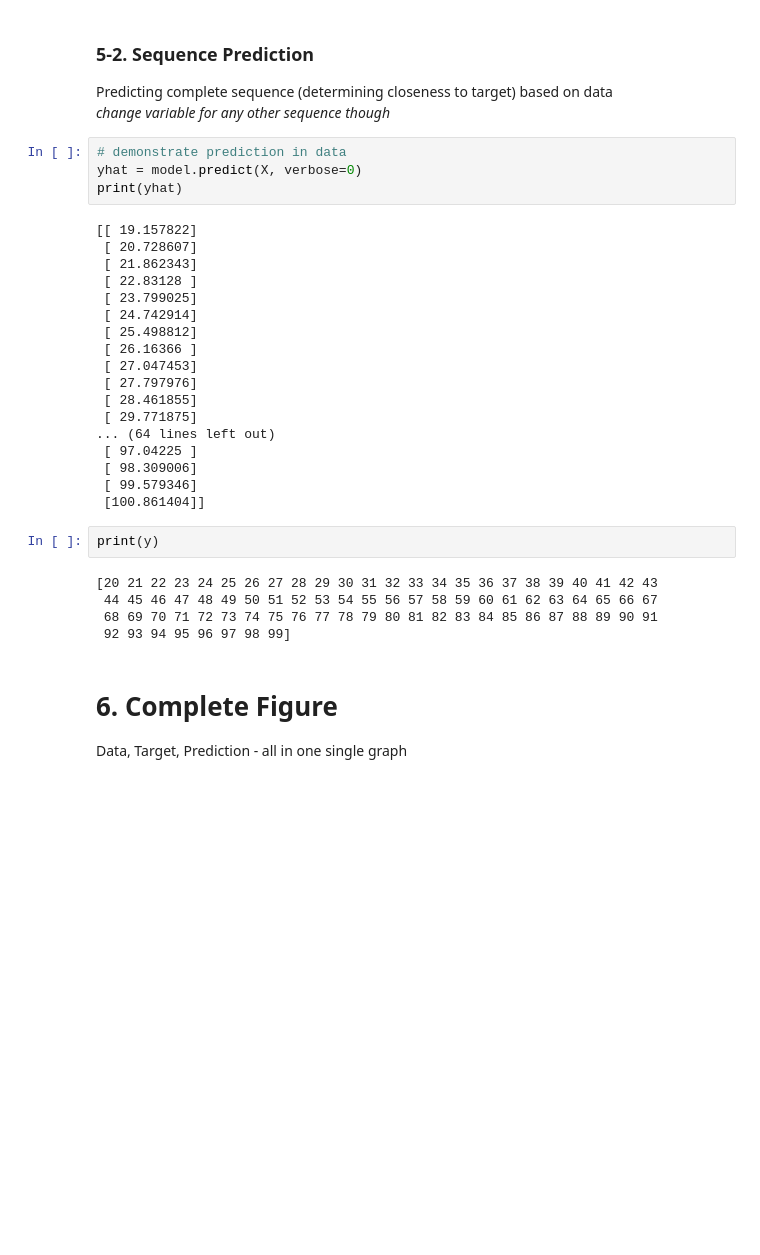
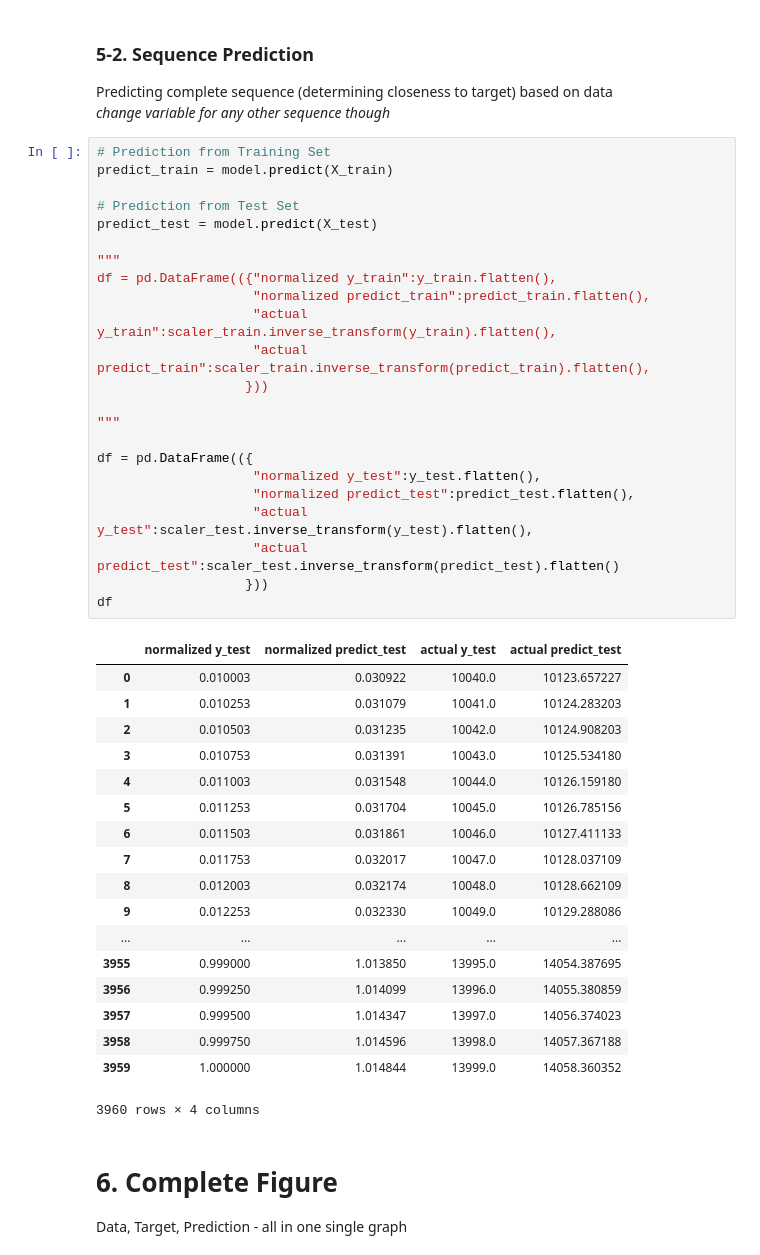
Before and after one commit to samadDotDev/Sequence-Prediction, a Jupyter notebook: BareBones 1D CNN LSTM MLP - Sequence Prediction.ipynb, the cells around one changed output. Cells and saved outputs as stored; diff of their text form; blank space fills up the shorter version.

```diff
--- a/BareBones 1D CNN LSTM MLP - Sequence Prediction.ipynb
+++ b/BareBones 1D CNN LSTM MLP - Sequence Prediction.ipynb
@@ -167,35 +201,48 @@ print(yhat)
 <h3 id="5-2">5-2. Sequence Prediction</h3>
 Predicting complete sequence (determining closeness to target) based on data <br />
 <i>change variable for any other sequence though</i>
-# %%
-# demonstrate prediction in data
-yhat = model.predict(X, verbose=0)
-print(yhat)
-# %% [output]
-[[ 19.157822]
- [ 20.728607]
- [ 21.862343]
- [ 22.83128 ]
- [ 23.799025]
- [ 24.742914]
- [ 25.498812]
- [ 26.16366 ]
- [ 27.047453]
- [ 27.797976]
- [ 28.461855]
- [ 29.771875]
-... (64 lines left out)
- [ 97.04225 ]
- [ 98.309006]
- [ 99.579346]
- [100.861404]]
-# %%
-print(y)
-# %% [output]
-[20 21 22 23 24 25 26 27 28 29 30 31 32 33 34 35 36 37 38 39 40 41 42 43
- 44 45 46 47 48 49 50 51 52 53 54 55 56 57 58 59 60 61 62 63 64 65 66 67
- 68 69 70 71 72 73 74 75 76 77 78 79 80 81 82 83 84 85 86 87 88 89 90 91
- 92 93 94 95 96 97 98 99]
+# %%
+# Prediction from Training Set
+predict_train = model.predict(X_train)
+
+# Prediction from Test Set
+predict_test = model.predict(X_test)
+
+"""
+df = pd.DataFrame(({"normalized y_train":y_train.flatten(),
+                    "normalized predict_train":predict_train.flatten(),
+                    "actual y_train":scaler_train.inverse_transform(y_train).flatten(),
+                    "actual predict_train":scaler_train.inverse_transform(predict_train).flatten(),
+                   }))
+
+"""
+
+df = pd.DataFrame(({
+                    "normalized y_test":y_test.flatten(),
+                    "normalized predict_test":predict_test.flatten(),
+                    "actual y_test":scaler_test.inverse_transform(y_test).flatten(),
+                    "actual predict_test":scaler_test.inverse_transform(predict_test).flatten()
+                   }))
+df
+# %% [output]
+|  | normalized y_test | normalized predict_test | actual y_test | actual predict_test |
+| 0 | 0.010003 | 0.030922 | 10040.0 | 10123.657227 |
+| 1 | 0.010253 | 0.031079 | 10041.0 | 10124.283203 |
+| 2 | 0.010503 | 0.031235 | 10042.0 | 10124.908203 |
+| 3 | 0.010753 | 0.031391 | 10043.0 | 10125.534180 |
+| 4 | 0.011003 | 0.031548 | 10044.0 | 10126.159180 |
+| 5 | 0.011253 | 0.031704 | 10045.0 | 10126.785156 |
+| 6 | 0.011503 | 0.031861 | 10046.0 | 10127.411133 |
+| 7 | 0.011753 | 0.032017 | 10047.0 | 10128.037109 |
+| 8 | 0.012003 | 0.032174 | 10048.0 | 10128.662109 |
+| 9 | 0.012253 | 0.032330 | 10049.0 | 10129.288086 |
+| ... | ... | ... | ... | ... |
+| 3955 | 0.999000 | 1.013850 | 13995.0 | 14054.387695 |
+| 3956 | 0.999250 | 1.014099 | 13996.0 | 14055.380859 |
+| 3957 | 0.999500 | 1.014347 | 13997.0 | 14056.374023 |
+| 3958 | 0.999750 | 1.014596 | 13998.0 | 14057.367188 |
+| 3959 | 1.000000 | 1.014844 | 13999.0 | 14058.360352 |
+3960 rows × 4 columns
 # %% [markdown]
 <h1 id="6">6. Complete Figure</h1>
 Data, Target, Prediction - all in one single graph
```
Also changed, not shown: parts of 16 cells of this notebook.
